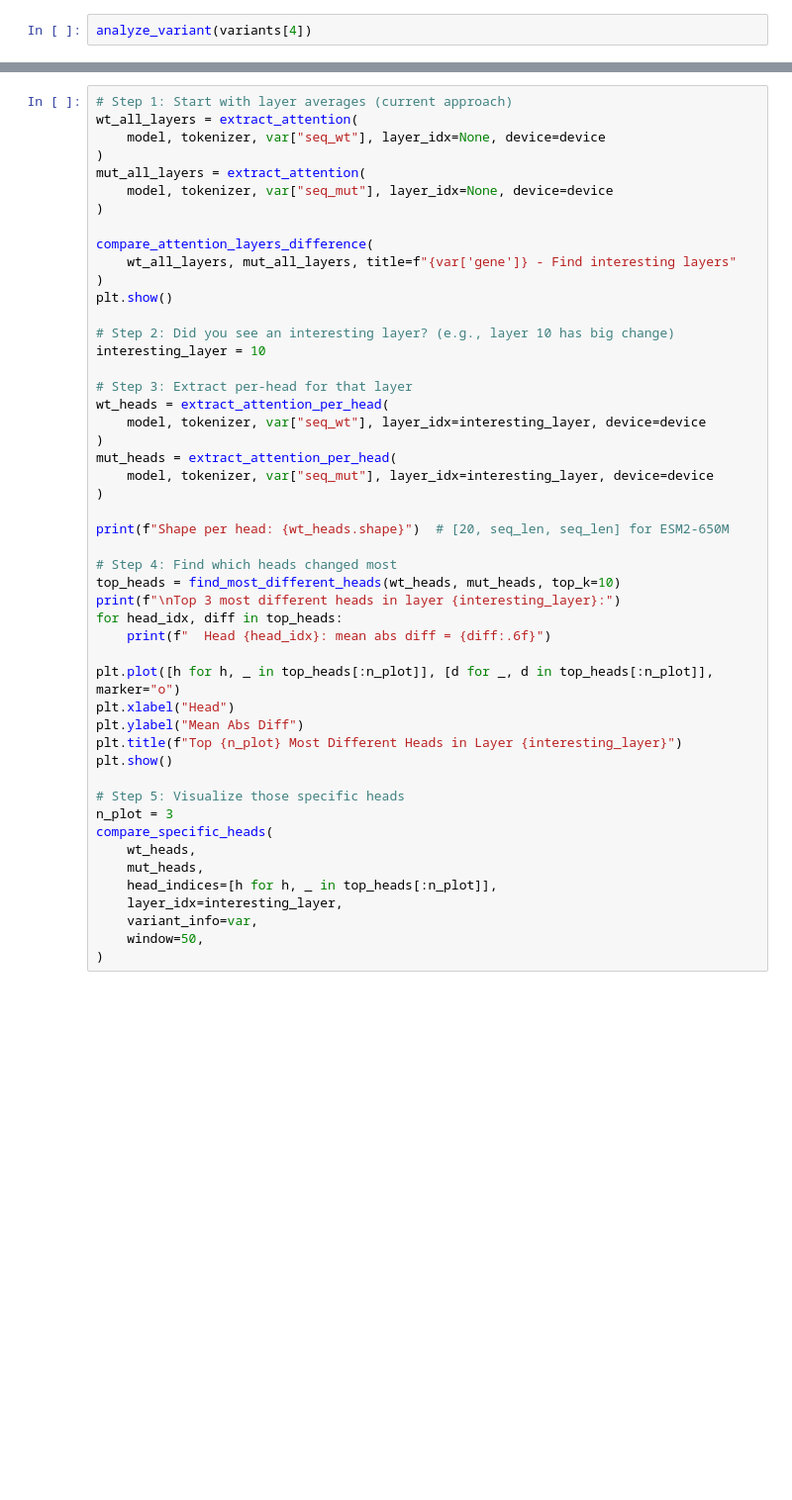
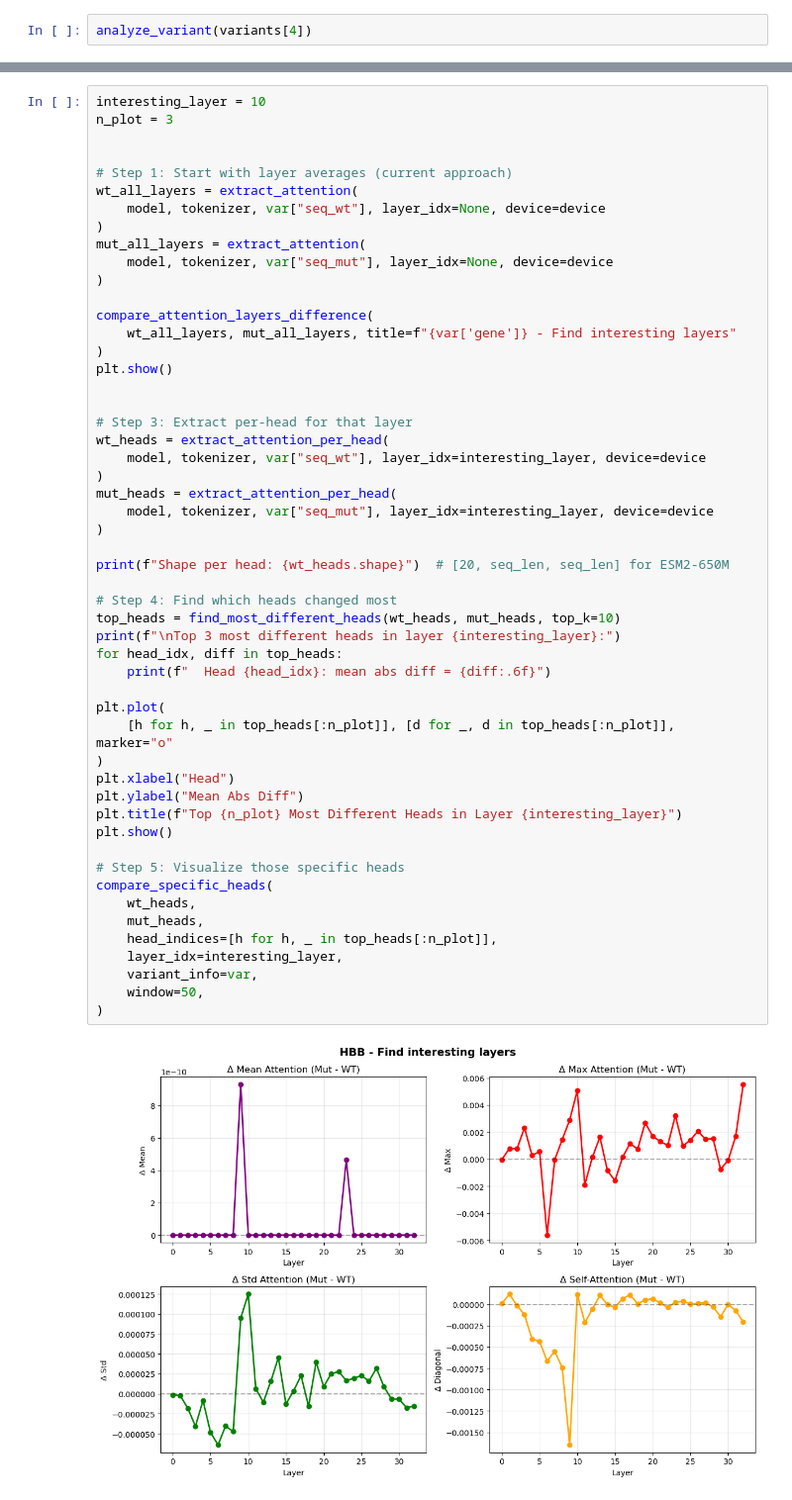
Before and after one commit to meehljd/pre-phd-genomics, a Jupyter notebook: 01_interpretability/01_esm2_attention_analysis.ipynb, the cells around one changed output, grey strips where cells are left out. Shown at 99% size. Cells and saved outputs as stored; diff of their text form; blank space fills up the shorter version.

```diff
--- a/01_interpretability/01_esm2_attention_analysis.ipynb
+++ b/01_interpretability/01_esm2_attention_analysis.ipynb
@@ -253,4 +313,8 @@ for change in layer_analysis["layer_changes"][:10]:  # First 10 layers
 # %%
+interesting_layer = 10
+n_plot = 3
+
+
 # Step 1: Start with layer averages (current approach)
 wt_all_layers = extract_attention(
     model, tokenizer, var["seq_wt"], layer_idx=None, device=device
@@ -264,38 +328,39 @@ compare_attention_layers_difference(
 )
 plt.show()
 
-# Step 2: Did you see an interesting layer? (e.g., layer 10 has big change)
-interesting_layer = 10
 
 # Step 3: Extract per-head for that layer
 wt_heads = extract_attention_per_head(
     model, tokenizer, var["seq_wt"], layer_idx=interesting_layer, device=device
 )
 mut_heads = extract_attention_per_head(
     model, tokenizer, var["seq_mut"], layer_idx=interesting_layer, device=device
 )
 
 print(f"Shape per head: {wt_heads.shape}")  # [20, seq_len, seq_len] for ESM2-650M
 
 # Step 4: Find which heads changed most
 top_heads = find_most_different_heads(wt_heads, mut_heads, top_k=10)
 print(f"\nTop 3 most different heads in layer {interesting_layer}:")
 for head_idx, diff in top_heads:
     print(f"  Head {head_idx}: mean abs diff = {diff:.6f}")
 
-plt.plot([h for h, _ in top_heads[:n_plot]], [d for _, d in top_heads[:n_plot]], marker="o")
+plt.plot(
+    [h for h, _ in top_heads[:n_plot]], [d for _, d in top_heads[:n_plot]], marker="o"
+)
 plt.xlabel("Head")
 plt.ylabel("Mean Abs Diff")
 plt.title(f"Top {n_plot} Most Different Heads in Layer {interesting_layer}")
 plt.show()
 
 # Step 5: Visualize those specific heads
-n_plot = 3
 compare_specific_heads(
     wt_heads,
     mut_heads,
     head_indices=[h for h, _ in top_heads[:n_plot]],
     layer_idx=interesting_layer,
     variant_info=var,
     window=50,
 )
+# %% [output]
+[figure, added]
```
Also changed, not shown: parts of 8 cells of this notebook, 4 other files.
